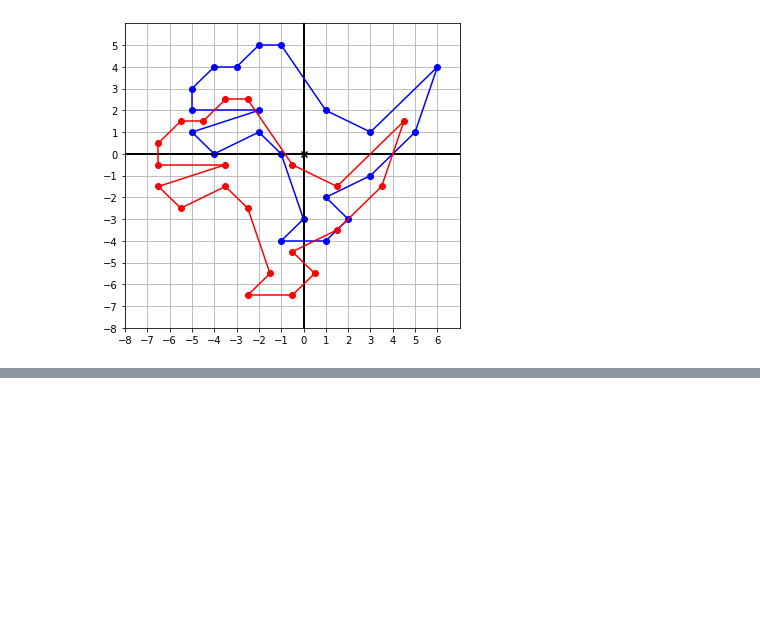
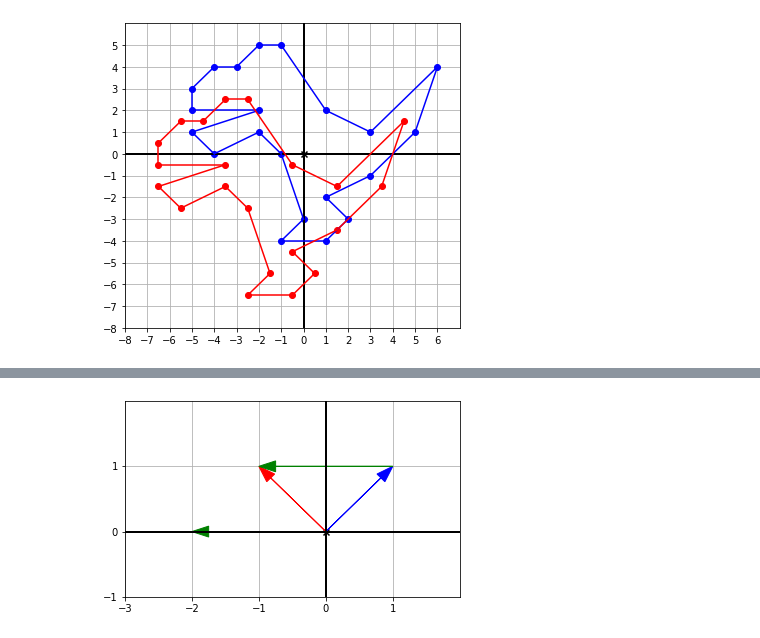
Before and after one commit to sergiovasquez122/Mathematics-for-programmers, a Jupyter notebook: Chapter_2_vectors.ipynb, the cells around one changed output, grey strips where cells are left out. Cells and saved outputs as stored; diff of their text form; code cells hidden in the pictures; blank space fills up the shorter version.

```diff
--- a/Chapter_2_vectors.ipynb
+++ b/Chapter_2_vectors.ipynb
@@ -73,0 +80,9 @@ draw(Segment(0,0))
+# %%
+u = (-1, 1)
+v = (1, 1)
+draw(Arrow(tip = v, color = 'blue'),
+    Arrow(tip = u, color = 'red'),
+    Arrow(tip = u, tail = v, color = 'green'),
+    Arrow(tip = sub(u, v), color = 'green'))
+# %% [output]
+[figure, added]
```
Also changed, not shown: parts of 4 cells of this notebook.
